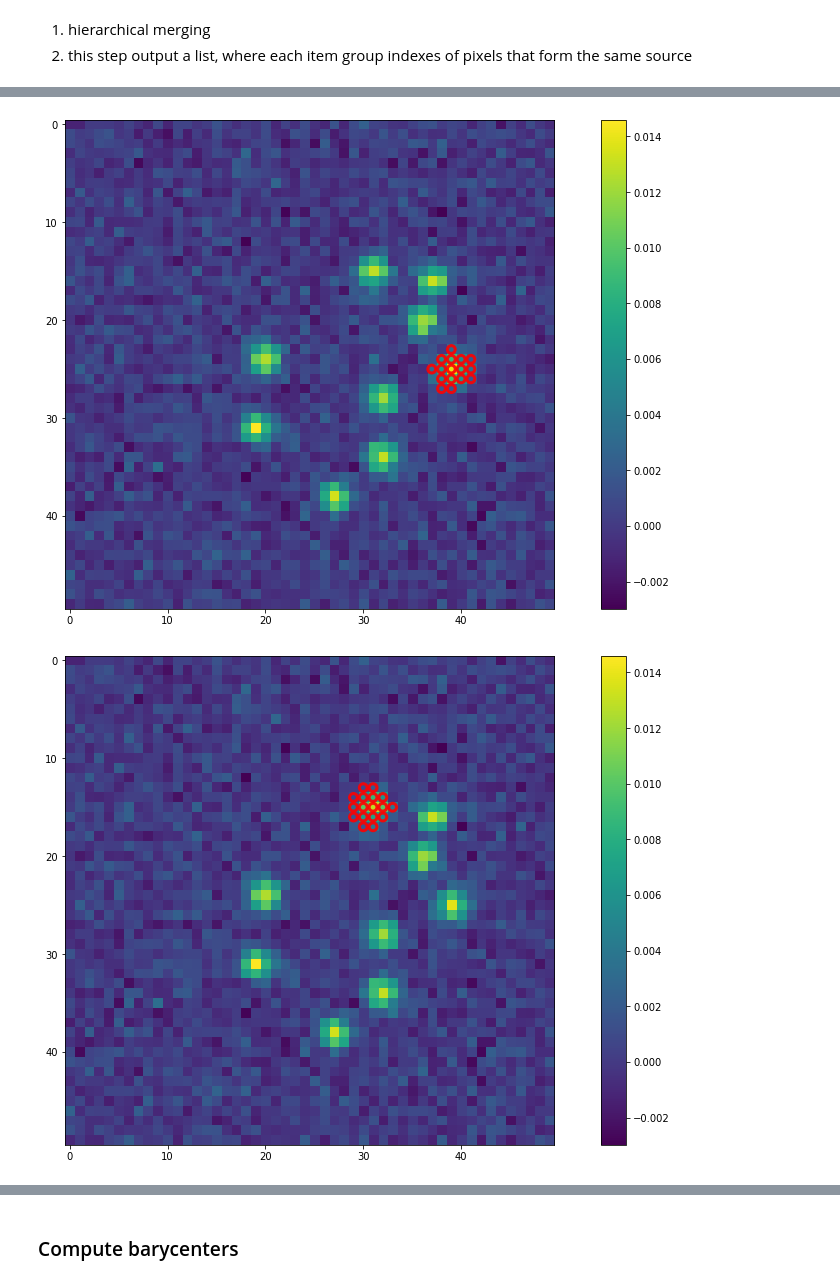
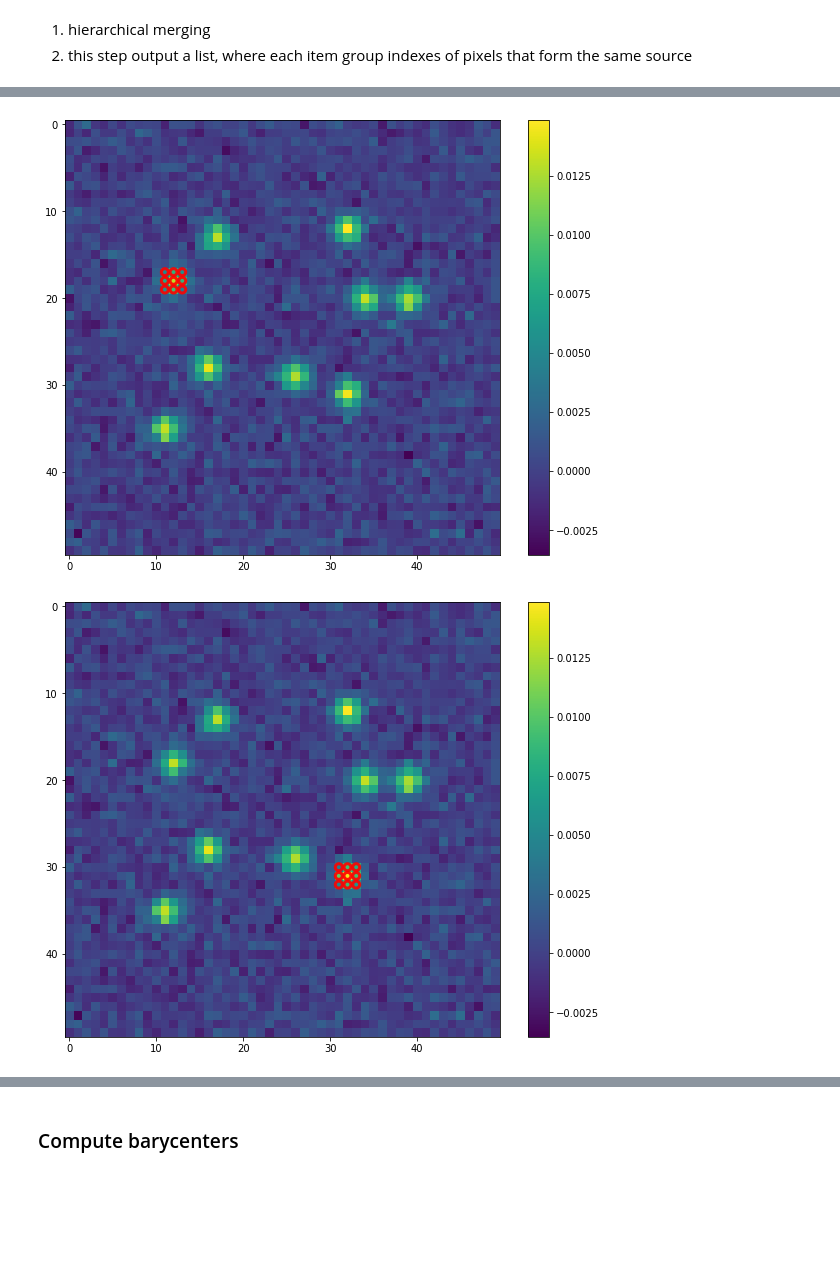
Before and after one commit to ali7amie/Tianlai, a Jupyter notebook: source_finder.ipynb, the cells around one changed output, grey strips where cells are left out. Cells and saved outputs as stored; diff of their text form; code cells hidden in the pictures; blank space fills up the shorter version.

```diff
--- a/source_finder.ipynb
+++ b/source_finder.ipynb
@@ -112,7 +110,7 @@ src=create_gaussian_src(5,1.1,3,freq)
 
 import create_gaussian_src
 import convert_map_index
-
+import pixel2world
 
 
 
@@ -151,7 +149,7 @@ def create_map(map_size,src_number,src_size,src_std,src_flux_jansky,noise_std,fr
     rectmap=np.zeros((map_size,map_size))
 
     #create a gaussian source with the entered parameters
-    src=create_gaussian_src.create_gaussian_src(src_size,src_std,src_flux_jansky)
+    src=create_gaussian_src.create_gaussian_src(src_size,src_std,src_flux_jansky,freq)
 
     #turn on src_number pixels randomely, to limit the boundary effect source are generated far from boudndaries
     horizontal_coor=np.random.random_integers(low=2*src_size,high=map_size-2*src_size,size=src_number)
@@ -174,7 +172,7 @@ def create_map(map_size,src_number,src_size,src_std,src_flux_jansky,noise_std,fr
     world_coor=pixel2world.pixel2world(projection_center,map_resolution,coor_center)
 
       # setup the dataframe
-    data=np.column_stack((world_coor[:,1],world_coor[:,0],vertical_coor,horizontal_coor,coor_center[:,0],coor_center[:,1],src[1]*np.ones(len(vertical_coor)),src[2]*np.ones(len(vertical_coor))))
+    data=np.column_stack((world_coor[:,0],world_coor[:,1],vertical_coor,horizontal_coor,coor_center[:,0],coor_center[:,1],src[1]*np.ones(len(vertical_coor)),src[2]*np.ones(len(vertical_coor))))
     simulation_dataframe=pd.DataFrame(data,columns=['ra[deg]','dec[deg]','vertical coor[pixel]','horizontal coor[pixel]','vertical center','horizontal center','flux [K]','flux[Jy]'])
 
       # sort the dataframe in decreasing declination, this is useful for catalogs matching
@@ -183,4 +181,4 @@ def create_map(map_size,src_number,src_size,src_std,src_flux_jansky,noise_std,fr
 
     return (rectmap,sorted_simulation_dataframe)
 
-simulation=create_map(50,10,5,1.1,1,0.001,freq,18,(90,180))
+simulation=create_map(50,10,5,1.1,1,0.001,freq,18,(180,90))
@@ -401,17 +400,18 @@ conv_maps=create_conv_maps(kernels,detection_kernels_size,rectmap)
 
 plt.figure(figsize=[35.6, 19.2])
 title=['avg central kernel','avg intermediate kernel','avg peripherical kernel','median peripherical kernel','std peripherical kernel']
+
+plt.subplot(231)
+plt.imshow(rectmap)
+plt.title('original')
+plt.colorbar()
+
 for i in range(0,len(conv_maps)):
 
-    plt.subplot(231+i)
+    plt.subplot(232+i)
     plt.imshow(conv_maps[i])
     plt.title(title[i])
     plt.colorbar()
 
-plt.subplot(231+i+1)
-plt.imshow(rectmap)
-plt.title('original')
-plt.colorbar()
-
 plt.show()
 # %% [output]
@@ -453,7 +453,7 @@ def detection(conv_maps,n):
      sorted_raw_detection = raw_detection.iloc[sorter]
      return sorted_raw_detection
 
-sorted_raw_detection = detection(conv_maps,1)
+sorted_raw_detection = detection(conv_maps,2)
 sorted_raw_detection
 # %% [output]
 |  | vertical coor | horizontal coor | Amplitude [K] | Local median | Local std | S/N | Flag |
@@ -574,17 +552,11 @@ all_agglomerations_index
 # %%
-
-
-
 
 for k in range(0,len(all_agglomerations_index)):
     sources_upper=CircularAperture(np.transpose((sorted_raw_detection['horizontal coor'][all_agglomerations_index[k]],sorted_raw_detection['vertical coor'][all_agglomerations_index[k]])), r=0.4)
 
-    plt.figure(figsize=[17, 9])
+    plt.figure(figsize=[10, 8])
     plt.imshow(rectmap)
     plt.colorbar()
     sources_upper.plot(color='red', lw=3, alpha=0.9)
     plt.show(block=False)
-    #print(all_agglomerations_index[k])
-    #print(sources_upper)
-    #print(len(all_agglomerations_index[k]))
 # %% [output]
@@ -595,2 +567,2 @@ for k in range(0,len(all_agglomerations_index)):
-[figure, old version]
+[figure, new version]
-[figure, old version]
+[figure, new version]
```
Also changed, not shown: parts of 18 cells of this notebook.
